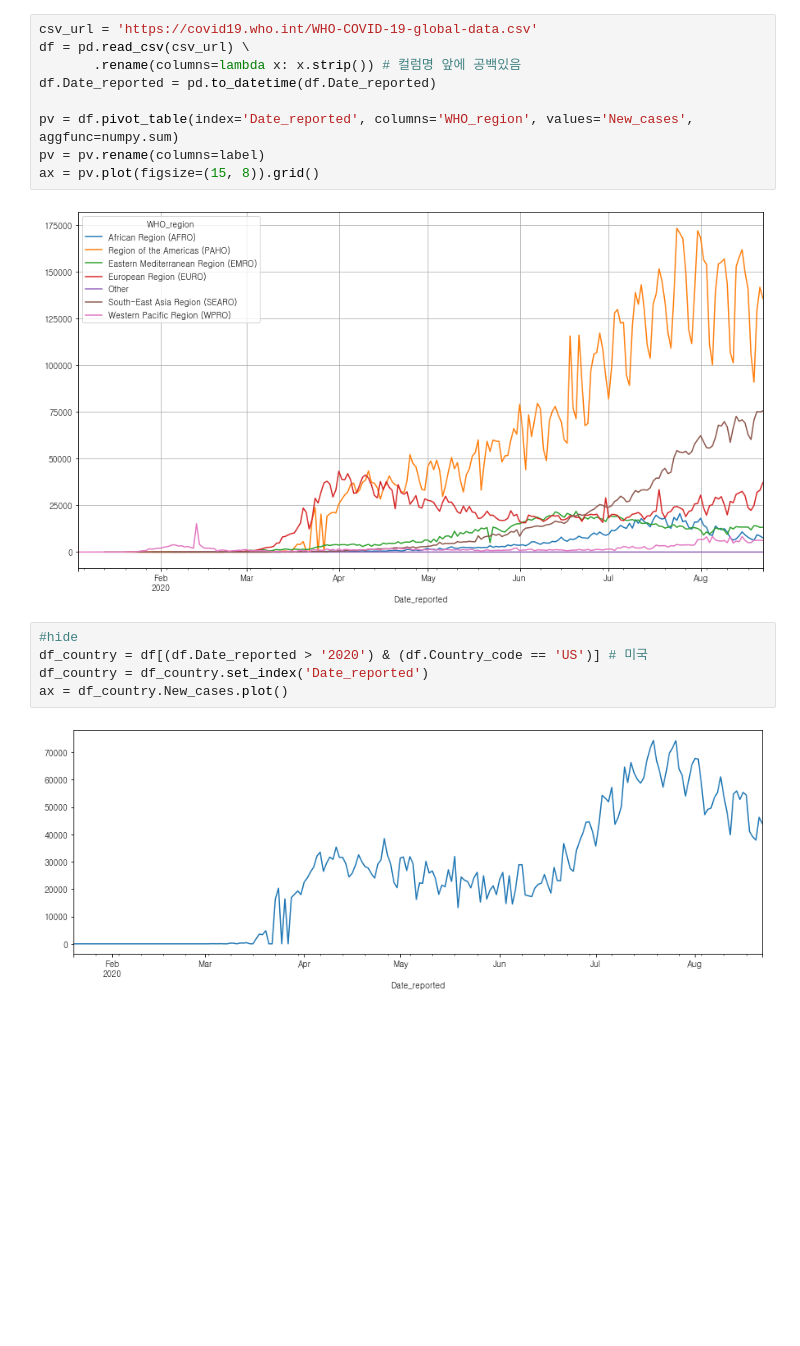
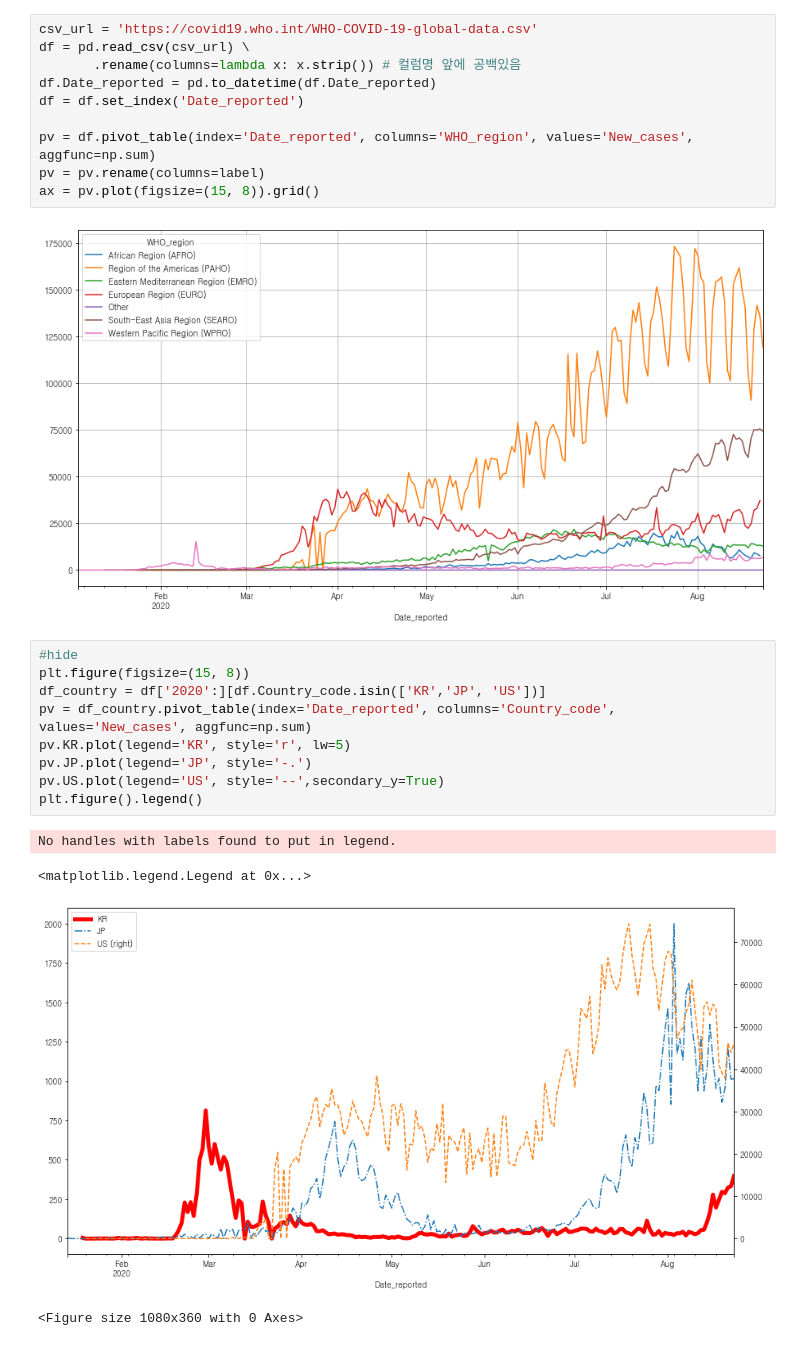
Before and after one commit to reddiana/blog, a Jupyter notebook: _notebooks/2020-08-19-Economic_indicators.ipynb, the cells around one changed output. Saved outputs shown, nothing was run; the diff lists cells and outputs as text; blank space fills up the shorter version.

```diff
--- a/_notebooks/2020-08-19-Economic_indicators.ipynb
+++ b/_notebooks/2020-08-19-Economic_indicators.ipynb
@@ -239,17 +258,25 @@ csv_url = 'https://covid19.who.int/WHO-COVID-19-global-data.csv'
 df = pd.read_csv(csv_url) \
        .rename(columns=lambda x: x.strip()) # 컬럼명 앞에 공백있음
 df.Date_reported = pd.to_datetime(df.Date_reported)
+df = df.set_index('Date_reported')
 
-pv = df.pivot_table(index='Date_reported', columns='WHO_region', values='New_cases', aggfunc=numpy.sum)
+pv = df.pivot_table(index='Date_reported', columns='WHO_region', values='New_cases', aggfunc=np.sum)
 pv = pv.rename(columns=label)
 ax = pv.plot(figsize=(15, 8)).grid()
 # %% [output]
 [figure]
-# %%
-#hide
-df_country = df[(df.Date_reported > '2020') & (df.Country_code == 'US')] # 미국
-df_country = df_country.set_index('Date_reported')
-ax = df_country.New_cases.plot()
-# %% [output]
-[figure, removed]
+# %%
+#hide
+plt.figure(figsize=(15, 8))
+df_country = df['2020':][df.Country_code.isin(['KR','JP', 'US'])]
+pv = df_country.pivot_table(index='Date_reported', columns='Country_code', values='New_cases', aggfunc=np.sum)
+pv.KR.plot(legend='KR', style='r', lw=5)
+pv.JP.plot(legend='JP', style='-.')
+pv.US.plot(legend='US', style='--',secondary_y=True)
+plt.figure().legend()
+# %% [output]
+No handles with labels found to put in legend.
+<matplotlib.legend.Legend at 0x...>
+[figure, added]
+<Figure size 1080x360 with 0 Axes>
 # %% [markdown]
```
Also changed, not shown: parts of 8 cells of this notebook.
